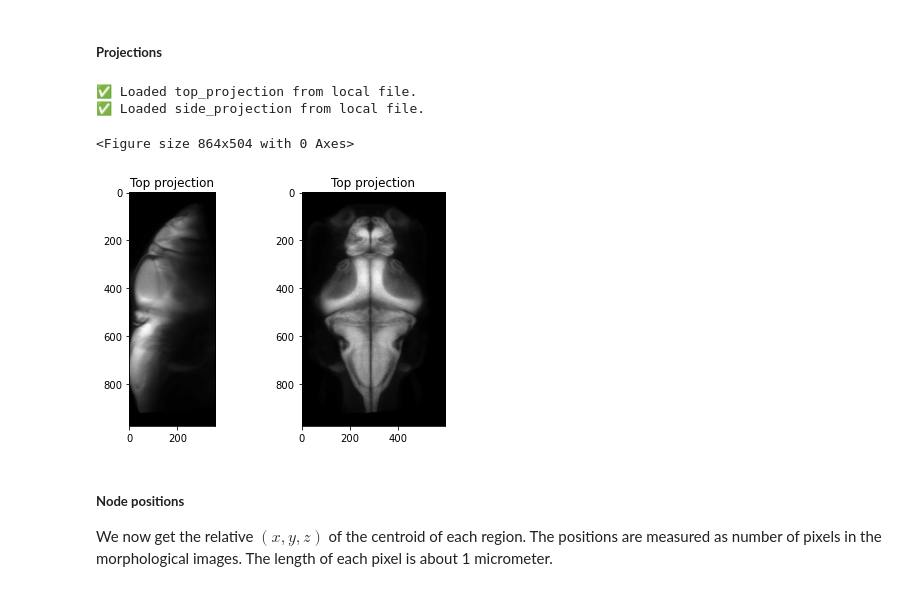
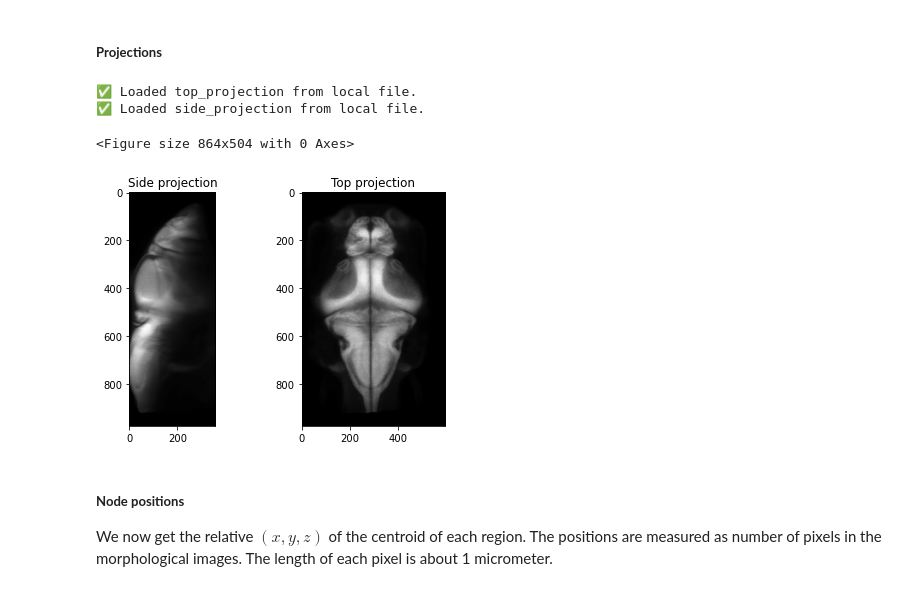
Before and after one commit to pdesrosiers/brain-connectivity-and-dynamics, a Jupyter notebook: notebooks/structural_functional_connectivity_tutorial.ipynb, the cells around one changed output. Saved outputs shown, nothing was run; the diff lists cells and outputs as text; code cells hidden in the pictures.

```diff
--- a/notebooks/structural_functional_connectivity_tutorial.ipynb
+++ b/notebooks/structural_functional_connectivity_tutorial.ipynb
@@ -864,35 +885,35 @@ url = 'https://github.com/pdesrosiers/brain-connectivity-and-dynamics/raw/main/d
 downloaded_filename = 'side_projection.npy'  # Name to use if downloading
 
 # Try loading locally
 try:
     side_projection = np.load(local_path, allow_pickle=True)
     print("✅ Loaded side_projection from local file.")
 except FileNotFoundError:
     print("⚠️ Local file not found. Attempting to download from GitHub...")
     import urllib.request
     urllib.request.urlretrieve(url, downloaded_filename)
     side_projection = np.load(downloaded_filename, allow_pickle=True)
     print("✅ Downloaded and loaded side_projection from GitHub.")
 
 from scipy import ndimage
 side_projection = ndimage.rotate(side_projection, 90)
 side_projection = np.flipud(side_projection)  # Flip the image on the x-axis
 
 # Plot morphological information
 plt.figure(figsize=(12,7))
 fig, axs = plt.subplots(1, 2)  # Create two subplots
 axs[0].imshow(side_projection, cmap='gray')  # Display the second image
-axs[0].set_title('Top projection')
+axs[0].set_title('Side projection')
 axs[1].imshow(top_projection, cmap='gray')  # Display the first image
 axs[1].set_title('Top projection')
 # Adjust the spacing between subplots
 plt.tight_layout()
 plt.show()  # Show the plot
 # %% [output]
 ✅ Loaded top_projection from local file.
 ✅ Loaded side_projection from local file.
 <Figure size 864x504 with 0 Axes>
-[figure, old version]
+[figure, new version]
 # %% [markdown]
 ##### **Node positions**
 
```
Also changed, not shown: parts of 46 cells of this notebook.
